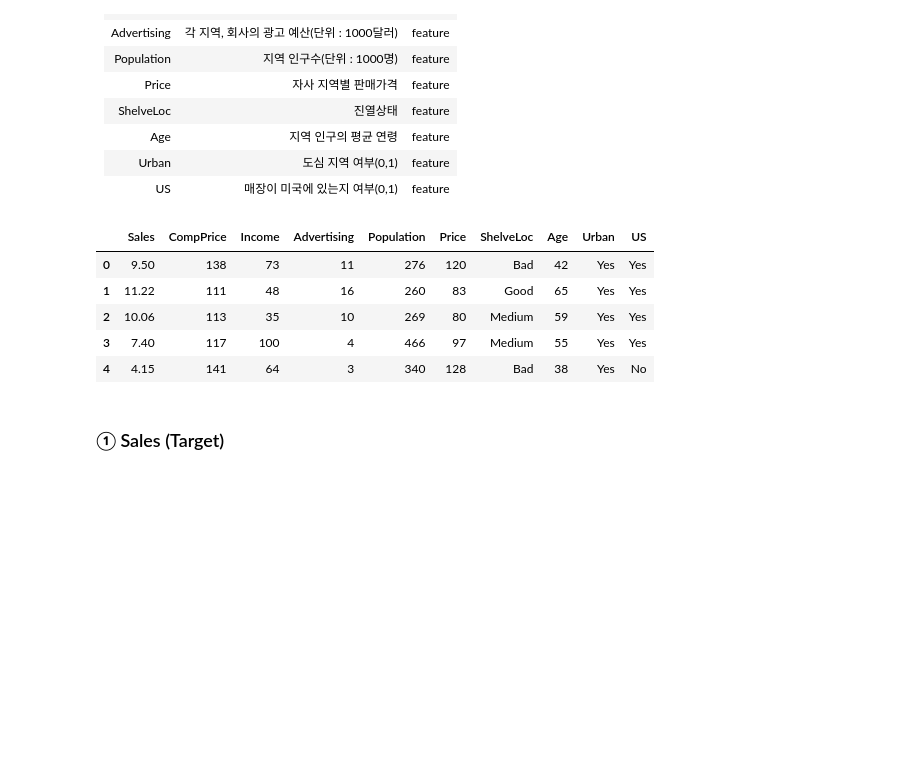
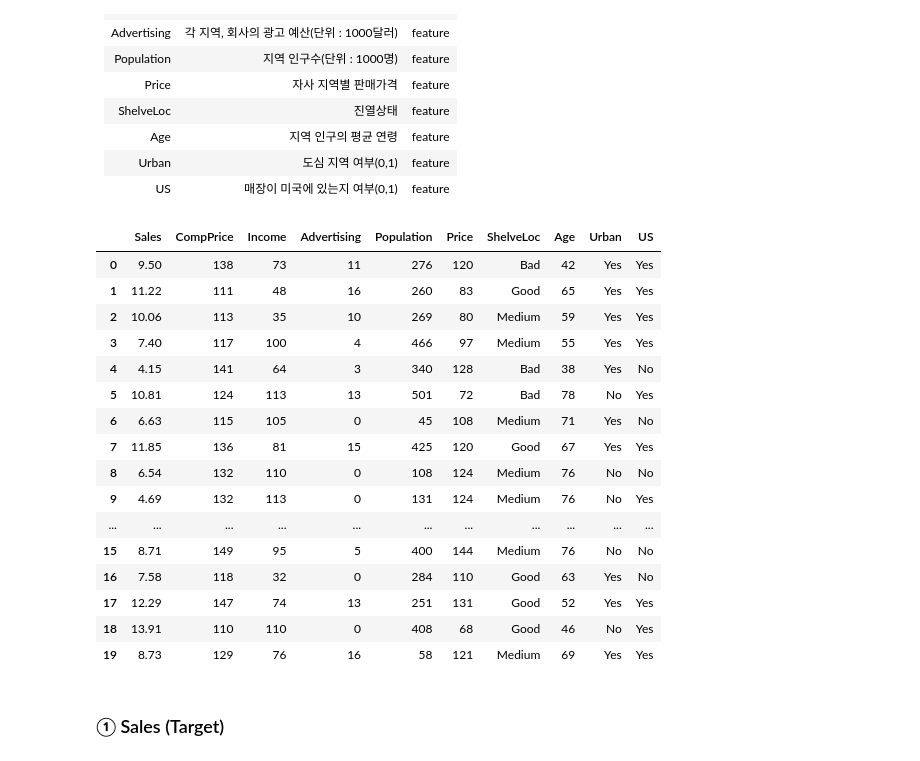
Before and after one commit to baekmani/CarSeat-Data-Analysis, a Jupyter notebook: 데이터 분석 - CarSeat 판매량 저하.ipynb, the cells around one changed output. Cells and saved outputs as stored; diff of their text form; code cells hidden in the pictures; blank space fills up the shorter version.

Commit message:
Data Analysis v1.1 - 초안

```diff
--- a/데이터 분석 - CarSeat 판매량 저하.ipynb
+++ b/데이터 분석 - CarSeat 판매량 저하.ipynb
@@ -50,14 +49,25 @@ import seaborn as sns
 # %%
 path = 'https://raw.githubusercontent.com/JunhoYu/Data-Analysis/main/Carseats.csv'
 data = pd.read_csv(path)
 data.drop('Education', axis = 1, inplace = True)
-data.head()
+data.head(20)
 # %% [output]
 |  | Sales | CompPrice | Income | Advertising | Population | Price | ShelveLoc | Age | Urban | US |
 | 0 | 9.50 | 138 | 73 | 11 | 276 | 120 | Bad | 42 | Yes | Yes |
 | 1 | 11.22 | 111 | 48 | 16 | 260 | 83 | Good | 65 | Yes | Yes |
 | 2 | 10.06 | 113 | 35 | 10 | 269 | 80 | Medium | 59 | Yes | Yes |
 | 3 | 7.40 | 117 | 100 | 4 | 466 | 97 | Medium | 55 | Yes | Yes |
 | 4 | 4.15 | 141 | 64 | 3 | 340 | 128 | Bad | 38 | Yes | No |
+| 5 | 10.81 | 124 | 113 | 13 | 501 | 72 | Bad | 78 | No | Yes |
+| 6 | 6.63 | 115 | 105 | 0 | 45 | 108 | Medium | 71 | Yes | No |
+| 7 | 11.85 | 136 | 81 | 15 | 425 | 120 | Good | 67 | Yes | Yes |
+| 8 | 6.54 | 132 | 110 | 0 | 108 | 124 | Medium | 76 | No | No |
+| 9 | 4.69 | 132 | 113 | 0 | 131 | 124 | Medium | 76 | No | Yes |
+| ... | ... | ... | ... | ... | ... | ... | ... | ... | ... | ... |
+| 15 | 8.71 | 149 | 95 | 5 | 400 | 144 | Medium | 76 | No | No |
+| 16 | 7.58 | 118 | 32 | 0 | 284 | 110 | Good | 63 | Yes | No |
+| 17 | 12.29 | 147 | 74 | 13 | 251 | 131 | Good | 52 | Yes | Yes |
+| 18 | 13.91 | 110 | 110 | 0 | 408 | 68 | Good | 46 | No | Yes |
+| 19 | 8.73 | 129 | 76 | 16 | 58 | 121 | Medium | 69 | Yes | Yes |
 # %% [markdown]
 ### ① Sales (Target)
```
Also changed, not shown: parts of 16 cells of this notebook.
